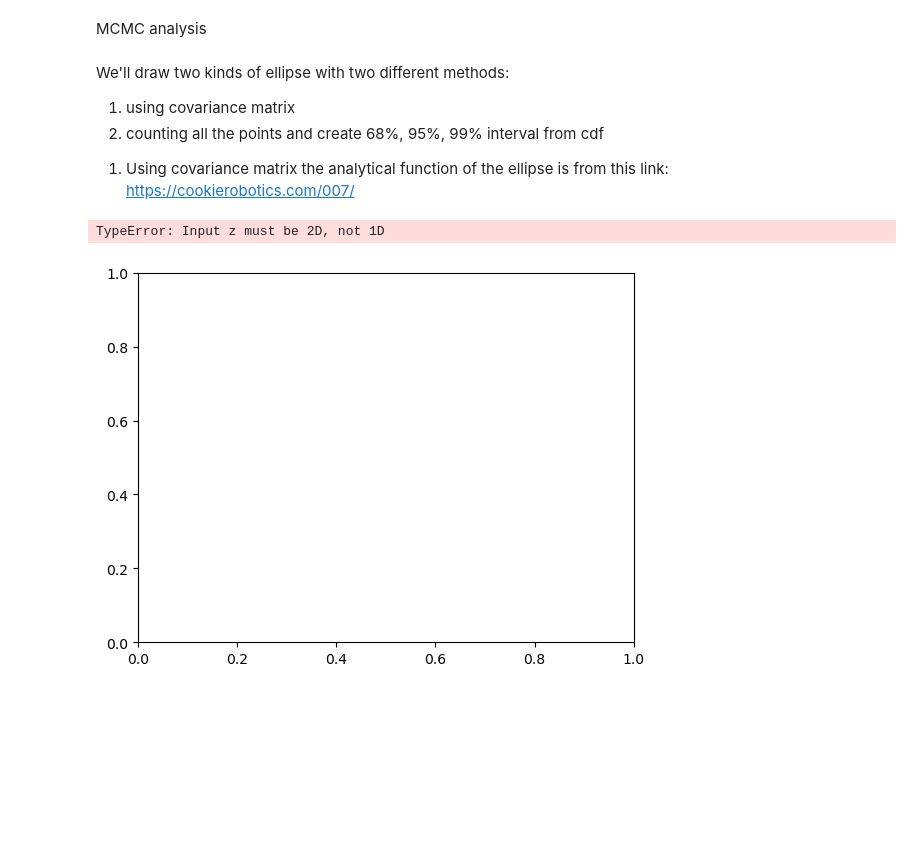
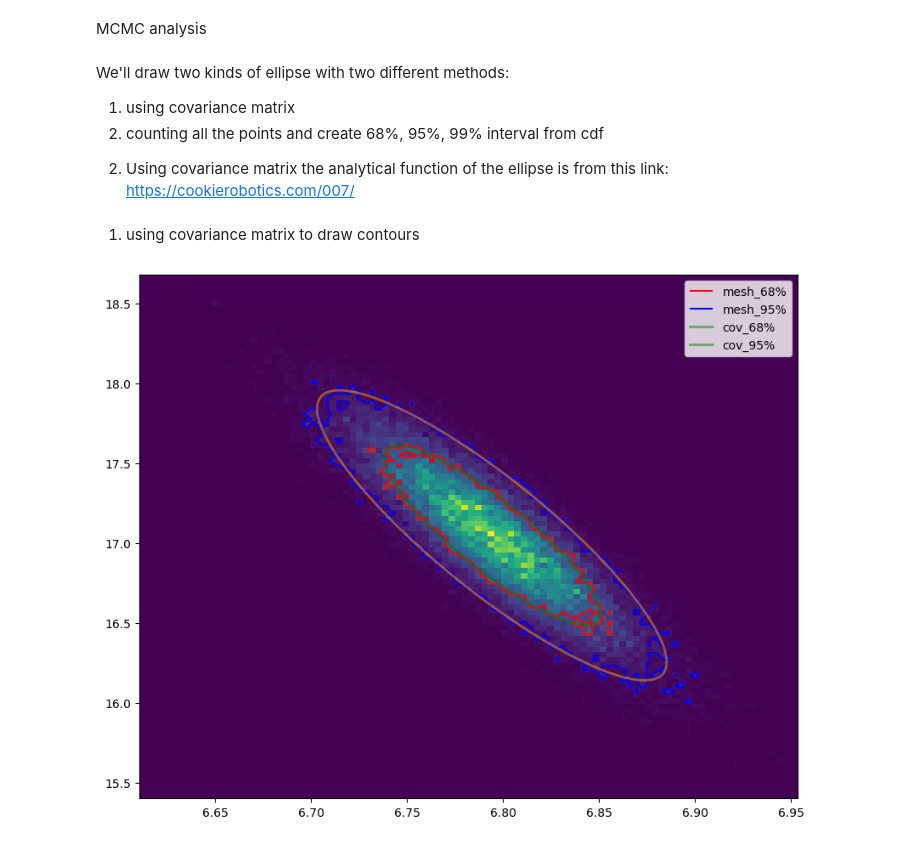
Before and after one commit to john1256/KASI_Ms, a Jupyter notebook: 2025/MCMC.ipynb, the cells around one changed output. Saved outputs shown, nothing was run; the diff lists cells and outputs as text; code cells hidden in the pictures; blank space fills up the shorter version.

```diff
--- a/2025/MCMC.ipynb
+++ b/2025/MCMC.ipynb
@@ -281,18 +280,34 @@ We'll draw two kinds of ellipse with two different methods:
 2. counting all the points and create 68%, 95%, 99% interval from cdf
 
 
-1) Using covariance matrix
+2) Using covariance matrix
 the analytical function of the ellipse is from this link:
  https://cookierobotics.com/007/
-# %%
-# contour in bcSpace3
-bcCov = np.cov(bcSpace3)
-def ellipse(x,y,cov):
-    a,b = cov[0,0], cov[0,1]
-    c,d = cov[1,0], cov[1,1]
-    lamb1 = (a+c)/2 + np.sqrt(((a-c)/2)**2 + b**2)
-    lamb2 = (a+c)/2 - np.sqrt(((a-c)/2)**2 + b**2)
-    theta = np.arctan(2*(lamb1-a))
-# %% [output]
-TypeError: Input z must be 2D, not 1D
-[figure, removed]
+# %%
+# Confidence contour code
+
+def Confidence_ellipse(ax,data, bins, confidence, color):
+    """
+    input : data which is 2*n array, data[0] : x values, data[1] : y values
+    output : mean of the posterior, sigma_lines
+    to draw a contour, use it as coutour = ax.contour(xbins, ybins, histogram, levels=sigma_lines, colors='color')
+    """
+    hist = plt.hist2d(data[0], data[1], bins = bins, density=True) # density histogram (normalized)
+    x = (hist[1][:-1] + hist[1][1:])/2
+    y = (hist[2][:-1] + hist[2][1:])/2
+    dx = x[1]-x[0]
+    dy = y[1]-y[0]
+    dxdy = dx*dy
+    dxdy = dx*dy
+    # calculate the mean of the posterior
+    meanPost_x = x * dxdy * np.sum(hist[0].T,axis=1)
+    meanPost_y = y * dxdy * np.sum(hist[0].T, axis=0)
+    # calculate the confidence interval curve
+    hist_flat = np.sort(hist[0].flatten())[::-1]
+    hist_cumsum = np.cumsum(hist_flat * dxdy)
+    sigma_lines = hist_flat[np.searchsorted(hist_cumsum, confidence)]
+    cont = ax.contour(x, y, hist[0].T, levels=[sigma_lines], colors=color)
+    label,_ = cont.legend_elements()
+    return [meanPost_x, meanPost_y], label
+# %% [markdown]
+1) using covariance matrix to draw contours
@@ -298,0 +351,15 @@ TypeError: Input z must be 2D, not 1D
+# %%
+cdCov = np.cov(cdSpace3)
+cdMean = np.mean(cdSpace3, axis=1)
+fig, ax = plt.subplots(figsize = (10,8))
+
+# ex : draw 68% and 95% contours form abSpace3
+hist = np.histogram2d(cdSpace3[0], cdSpace3[1], bins = 100)
+_,label1 = Confidence_ellipse(ax,cdSpace3, 100,0.68, 'red')
+_,label2 = Confidence_ellipse(ax,cdSpace3, 100,0.95, 'blue')
+handles_68, labels_68 = Confidence_ellipse_cov(ax, cdMean, cdCov, 'green', 0.68, alpha=0.5)
+handles_95, labels_95 = Confidence_ellipse_cov(ax, cdMean, cdCov, 'orange', 0.95, alpha=0.5)
+ax.legend([label1[0], label2[0], handles_68[0], handles_95[0]], ['mesh_68%', 'mesh_95%', 'cov_68%', 'cov_95%'])
+plt.show()
+# %% [output]
+[figure, added]
```
Also changed, not shown: parts of 11 cells of this notebook.
